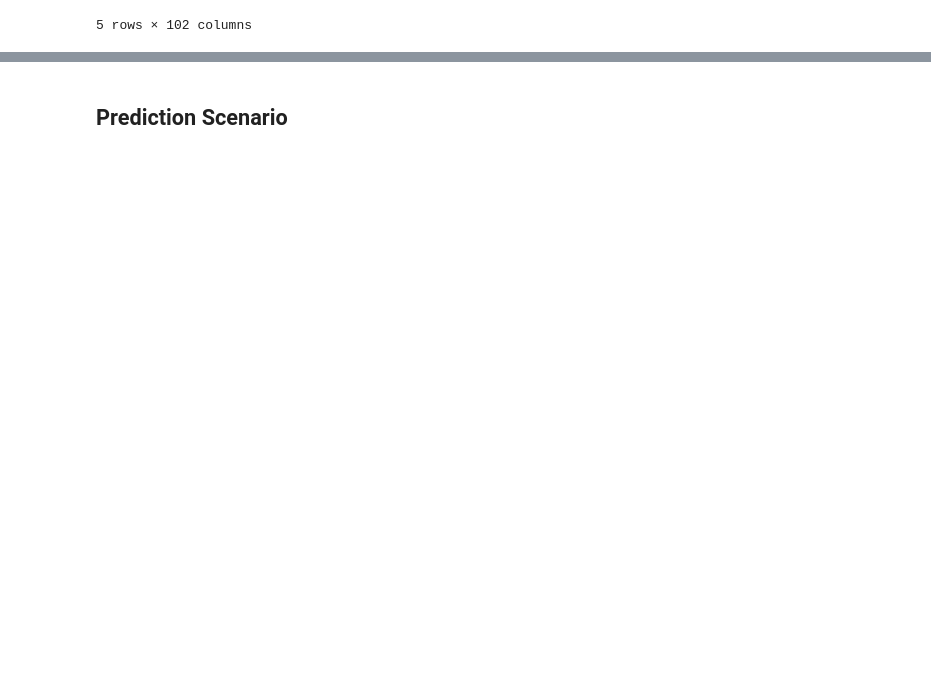
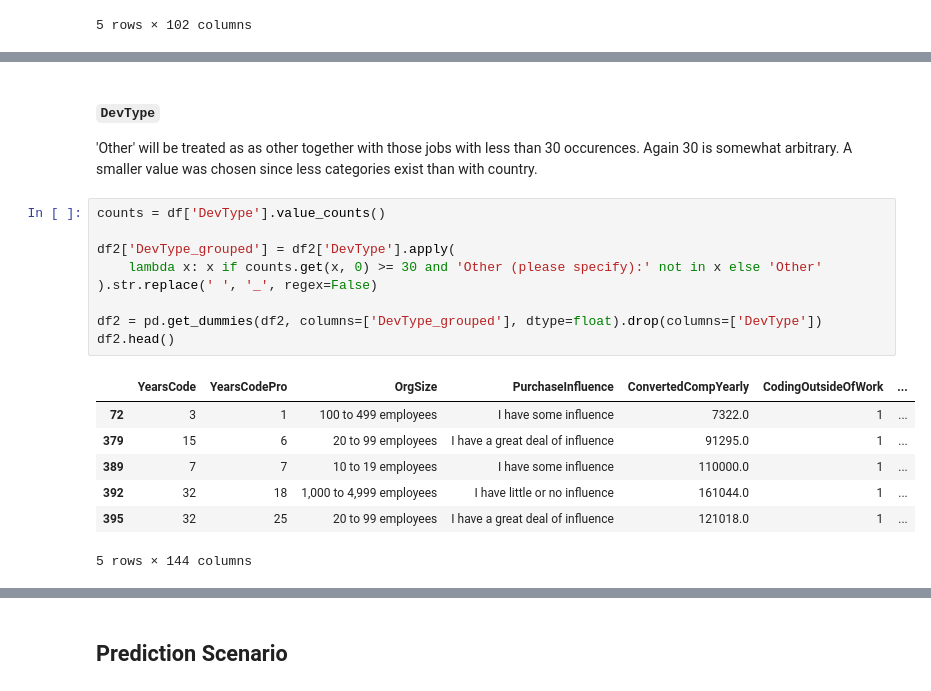
Before and after one commit to DavidB1999/Udacity-Project---Stack-Overflow-Annual-Developer-Survey, a Jupyter notebook: Analysis.ipynb, the cells around one changed output, grey strips where cells are left out. Saved outputs shown, nothing was run; the diff lists cells and outputs as text; blank space fills up the shorter version.

```diff
--- a/Analysis.ipynb
+++ b/Analysis.ipynb
@@ -424,0 +453,21 @@ df2.head()
+# %% [markdown]
+##### `DevType`
+
+'Other' will be treated as as other together with those jobs with less than 30 occurences. Again 30 is somewhat arbitrary. A smaller value was chosen since less categories exist than with country.
+# %%
+counts = df['DevType'].value_counts()
+
+df2['DevType_grouped'] = df2['DevType'].apply(
+    lambda x: x if counts.get(x, 0) >= 30 and 'Other (please specify):' not in x else 'Other'
+).str.replace(' ', '_', regex=False)
+
+df2 = pd.get_dummies(df2, columns=['DevType_grouped'], dtype=float).drop(columns=['DevType'])
+df2.head()
+# %% [output]
+|  | YearsCode | YearsCodePro | OrgSize | PurchaseInfluence | ConvertedCompYearly | CodingOutsideOfWork | ... |
+| 72 | 3 | 1 | 100 to 499 employees | I have some influence | 7322.0 | 1 | ... |
+| 379 | 15 | 6 | 20 to 99 employees | I have a great deal of influence | 91295.0 | 1 | ... |
+| 389 | 7 | 7 | 10 to 19 employees | I have some influence | 110000.0 | 1 | ... |
+| 392 | 32 | 18 | 1,000 to 4,999 employees | I have little or no influence | 161044.0 | 1 | ... |
+| 395 | 32 | 25 | 20 to 99 employees | I have a great deal of influence | 121018.0 | 1 | ... |
+5 rows × 144 columns
```
Also changed, not shown: parts of 17 cells of this notebook.
